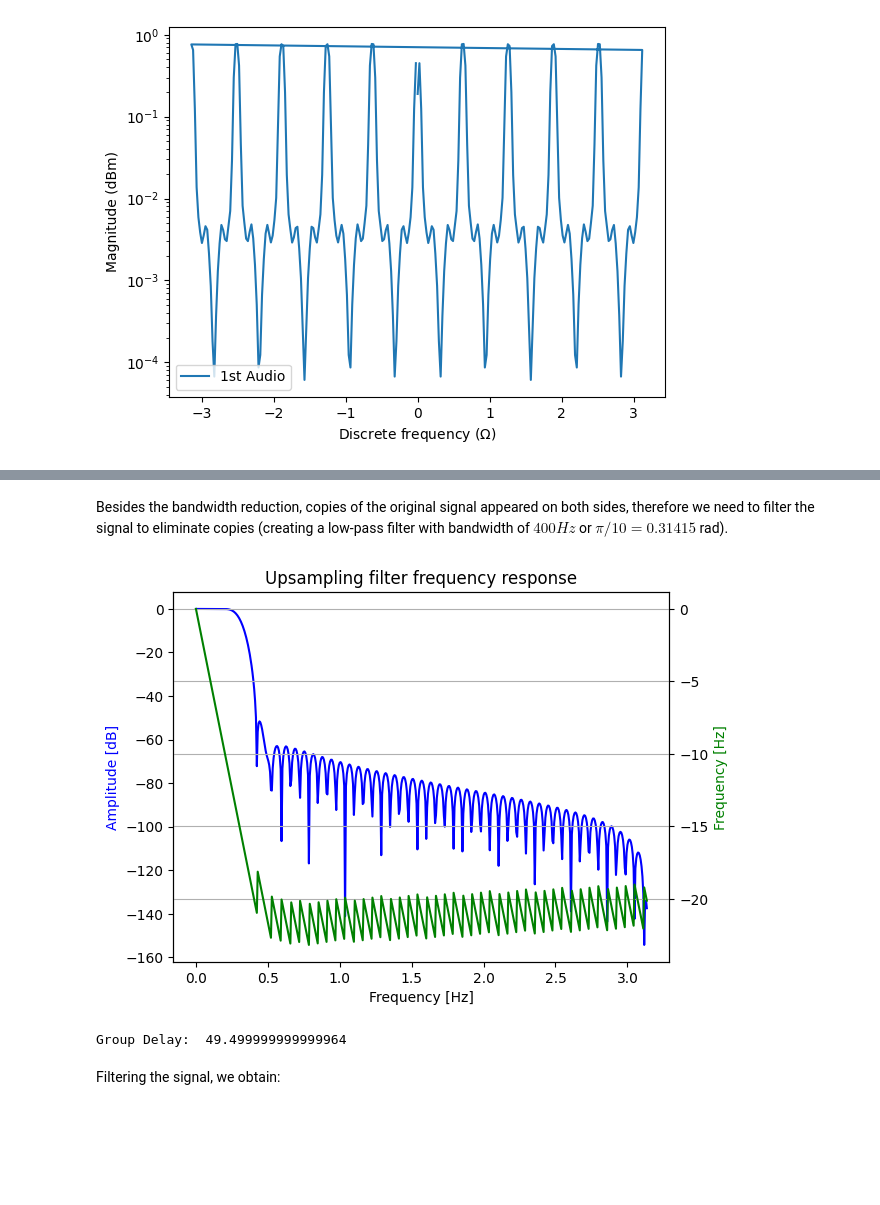
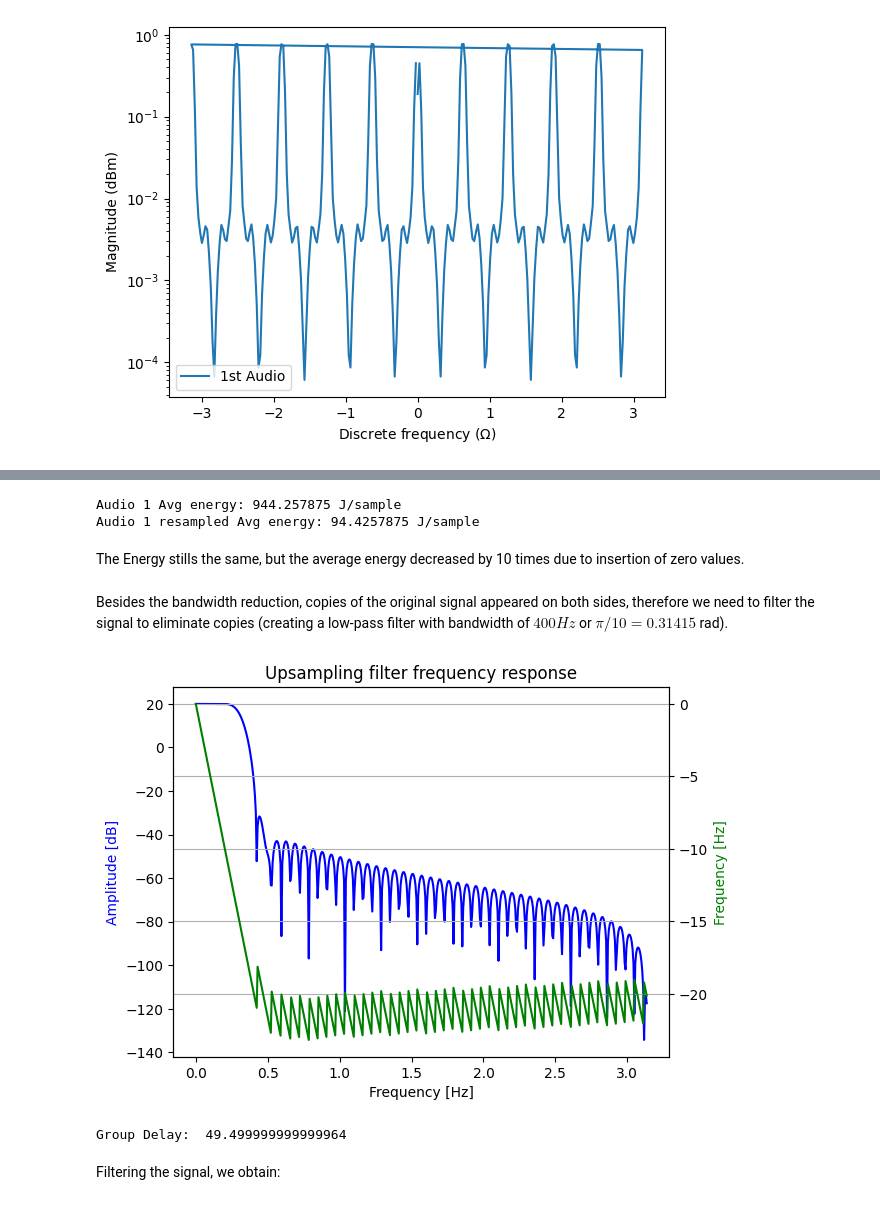
Before and after one commit to cleversonahum/digital_transmission_codes, a Jupyter notebook: codes/am-exercise-1.ipynb, the cells around one changed output, grey strips where cells are left out. Saved outputs shown, nothing was run; the diff lists cells and outputs as text; code cells hidden in the pictures; blank space fills up the shorter version.

Commit message:
filter still not recovering the signal gain

```diff
--- a/codes/am-exercise-1.ipynb
+++ b/codes/am-exercise-1.ipynb
@@ -148,26 +166,35 @@ plt.show()
+# %%
+avg_energy_signal = np.mean(np.power(audio1,2))
+avg_energy_resampled_signal = np.mean(np.power(audio1_resampled_pre_filter,2))
+print(f"Audio 1 Avg energy: {avg_energy_signal} J/sample\nAudio 1 resampled Avg energy: {avg_energy_resampled_signal} J/sample")
+# %% [output]
+Audio 1 Avg energy: 944.257875 J/sample
+Audio 1 resampled Avg energy: 94.4257875 J/sample
+# %% [markdown]
+The Energy stills the same, but the average energy decreased by 10 times due to insertion of zero values.
 # %% [markdown]
 Besides the bandwidth reduction, copies of the original signal appeared on both sides, therefore we need to filter the signal to eliminate copies (creating a low-pass filter with bandwidth of $400Hz$ or $\pi/10 = 0.31415$ rad).
 # %%
 # Upsampling filter
 Foff = (np.pi/U)/np.pi # Filter cutoff frequency normalized by pi
 filter_taps = 100
-B_upsampling = signal.firwin(filter_taps,Foff, window = "hamming")
+B_upsampling = U*signal.firwin(filter_taps,Foff, window = "hamming")
 w, h = signal.freqz(B_upsampling)
 fig, ax1 = plt.subplots()
 ax1.set_title('Upsampling filter frequency response')
 ax1.plot(w, 20 * np.log10(abs(h)), 'b')
 ax1.set_ylabel('Amplitude [dB]', color='b')
 ax1.set_xlabel('Frequency [Hz]')
 ax2 = ax1.twinx()
 angles = np.unwrap(np.angle(h))
 ax2.plot(w, angles, 'g')
 ax2.set_ylabel('Frequency [Hz]', color='g')
 ax2.grid()
 ax2.axis('tight')
 plt.show()
 print('Group Delay: ', signal.group_delay((B_upsampling, 1))[1][0])
 # %% [output]
-[figure, old version]
+[figure, new version]
 Group Delay:  49.499999999999964
 # %% [markdown]
 Filtering the signal, we obtain:
```
Also changed, not shown: parts of 17 cells of this notebook.
